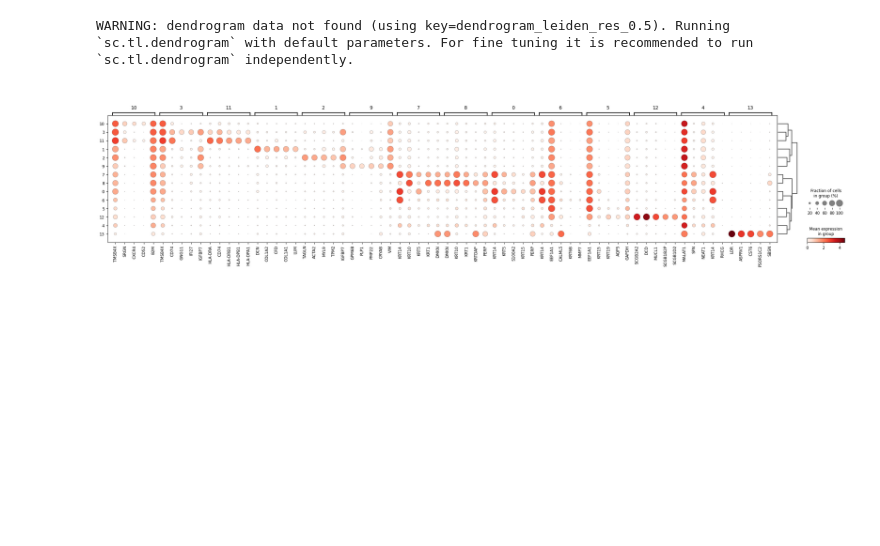
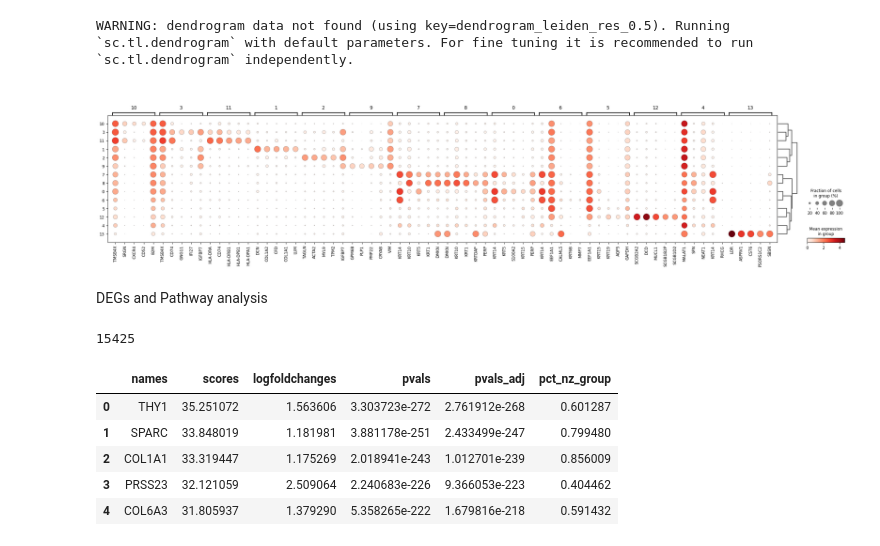
Before and after one commit to Vivian0105/Bioinformatics, a Jupyter notebook: scRNAseq_analysis.ipynb, the cells around one changed output. Saved outputs shown, nothing was run; the diff lists cells and outputs as text; code cells hidden in the pictures; blank space fills up the shorter version.

Commit message:
Added pathway analysis

```diff
--- a/scRNAseq_analysis.ipynb
+++ b/scRNAseq_analysis.ipynb
@@ -293,0 +301,2 @@ WARNING: dendrogram data not found (using key=dendrogram_leiden_res_0.5). Runnin
+# %% [markdown]
+DEGs and Pathway analysis
@@ -293,0 +305,5 @@ WARNING: dendrogram data not found (using key=dendrogram_leiden_res_0.5). Runnin
+# %%
+adata_fib=adata[adata.obs['leiden_res_0.1']=='2']
+adata_fib.n_obs
+# %% [output]
+15425
@@ -293,0 +314,9 @@ WARNING: dendrogram data not found (using key=dendrogram_leiden_res_0.5). Runnin
+# %%
+DEGs.head(5)
+# %% [output]
+|  | names | scores | logfoldchanges | pvals | pvals_adj | pct_nz_group |
+| 0 | THY1 | 35.251072 | 1.563606 | 3.303723e-272 | 2.761912e-268 | 0.601287 |
+| 1 | SPARC | 33.848019 | 1.181981 | 3.881178e-251 | 2.433499e-247 | 0.799480 |
+| 2 | COL1A1 | 33.319447 | 1.175269 | 2.018941e-243 | 1.012701e-239 | 0.856009 |
+| 3 | PRSS23 | 32.121059 | 2.509064 | 2.240683e-226 | 9.366053e-223 | 0.404462 |
+| 4 | COL6A3 | 31.805937 | 1.379290 | 5.358265e-222 | 1.679816e-218 | 0.591432 |
```
Also changed, not shown: parts of 14 cells of this notebook.
